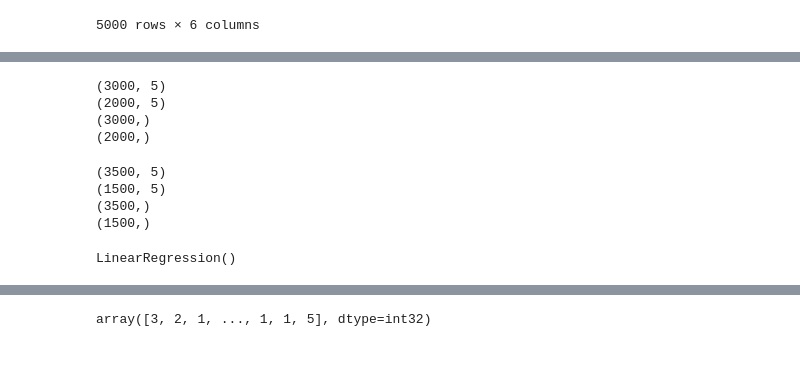
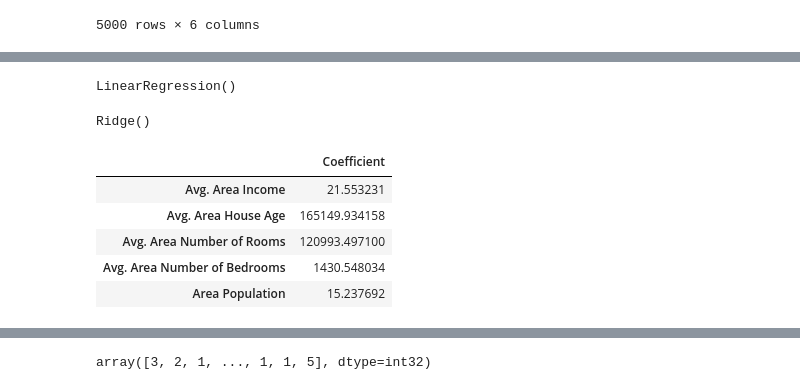
Before and after one commit to mrhosier42/House-Price-Index, a Jupyter notebook: Project.ipynb, the cells around one changed output, grey strips where cells are left out. Cells and saved outputs as stored; diff of their text form; code cells hidden in the pictures; blank space fills up the shorter version.

```diff
--- a/Project.ipynb
+++ b/Project.ipynb
@@ -137,36 +153,28 @@ print(y_test.shape)
-# %%
-X_train,X_test,y_train,y_test=train_test_split(X,y,train_size=0.60, test_size=0.40,random_state = 19)
-
-print(X_train.shape)
-print(X_test.shape)
-print(y_train.shape)
-print(y_test.shape)
-# %% [output]
-(3000, 5)
-(2000, 5)
-(3000,)
-(2000,)
-# %%
-X_train,X_test,y_train,y_test=train_test_split(X,y,train_size=0.70, test_size=0.30,random_state = 19)
-
-print(X_train.shape)
-print(X_test.shape)
-print(y_train.shape)
-print(y_test.shape)
-# %% [output]
-(3500, 5)
-(1500, 5)
-(3500,)
-(1500,)
 # %%
 from sklearn import linear_model
 from sklearn.linear_model import LinearRegression
+from sklearn.linear_model import Ridge
 
+rr = Ridge()
 lm = LinearRegression()
 # %%
 lm.fit(X_train, y_train)
 # %% [output]
 LinearRegression()
+# %%
+rr.fit(X_train, y_train)
+# %% [output]
+Ridge()
+# %%
+coeff_df = pd.DataFrame(rr.coef_,X_test.columns,columns=['Coefficient'])
+coeff_df
+# %% [output]
+|  | Coefficient |
+| Avg. Area Income | 21.553231 |
+| Avg. Area House Age | 165149.934158 |
+| Avg. Area Number of Rooms | 120993.497100 |
+| Avg. Area Number of Bedrooms | 1430.548034 |
+| Area Population | 15.237692 |
 # %%
 print(lm.intercept_)
 # %% [output]
```
Also changed, not shown: parts of 27 cells of this notebook.
